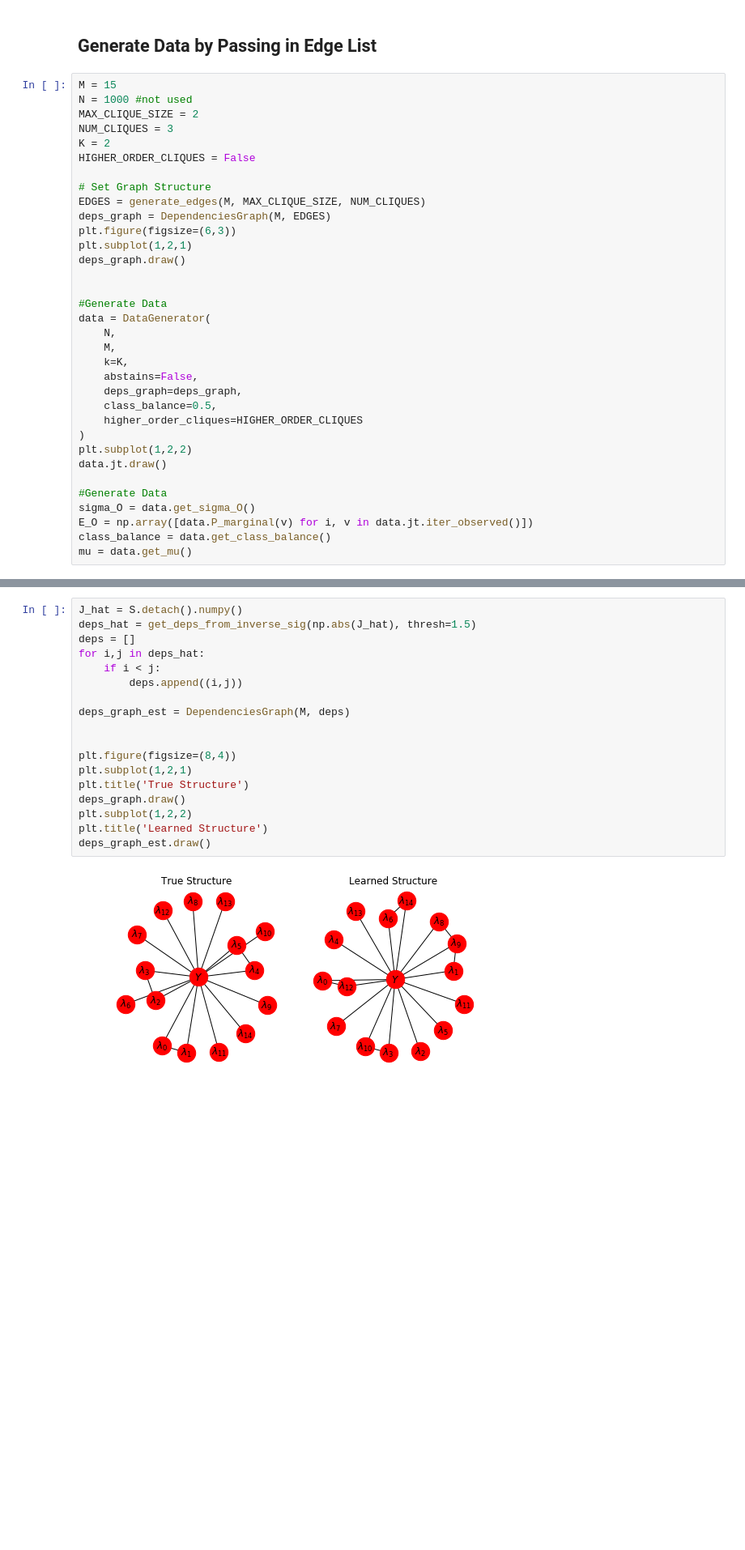
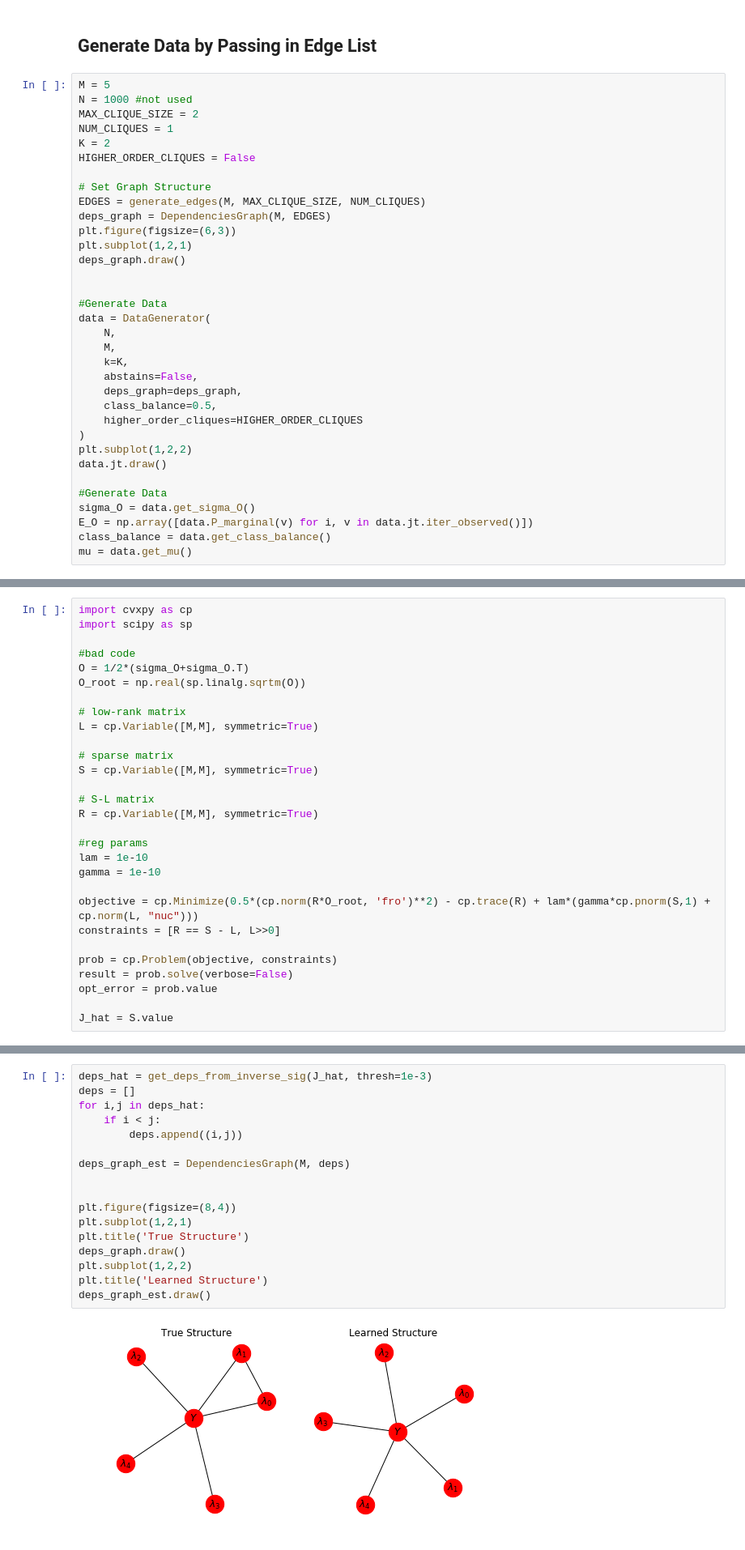
Before and after one commit to HazyResearch/metal, a Jupyter notebook: notebooks/pytorch_learn_deps.ipynb, the cells around one changed output, grey strips where cells are left out. Shown at 81% size. Drawn from its saved outputs; the diff is of its cells as text; blank space fills up the shorter version.

```diff
--- a/notebooks/pytorch_learn_deps.ipynb
+++ b/notebooks/pytorch_learn_deps.ipynb
@@ -42,10 +42,10 @@ The autoreload extension is already loaded. To reload it, use:
 # %% [markdown]
 ## Generate Data by Passing in Edge List
 # %%
-M = 15
+M = 5
 N = 1000 #not used
 MAX_CLIQUE_SIZE = 2
-NUM_CLIQUES = 3
+NUM_CLIQUES = 1
 K = 2
 HIGHER_ORDER_CLIQUES = False
 
@@ -119,0 +82,29 @@ for t in range(1000):
+# %%
+import cvxpy as cp
+import scipy as sp
+
+#bad code
+O = 1/2*(sigma_O+sigma_O.T)
+O_root = np.real(sp.linalg.sqrtm(O))
+
+# low-rank matrix
+L = cp.Variable([M,M], symmetric=True)
+
+# sparse matrix
+S = cp.Variable([M,M], symmetric=True)
+
+# S-L matrix
+R = cp.Variable([M,M], symmetric=True)
+
+#reg params
+lam = 1e-10
+gamma = 1e-10
+
+objective = cp.Minimize(0.5*(cp.norm(R*O_root, 'fro')**2) - cp.trace(R) + lam*(gamma*cp.pnorm(S,1) + cp.norm(L, "nuc")))
+constraints = [R == S - L, L>>0]
+
+prob = cp.Problem(objective, constraints)
+result = prob.solve(verbose=False)
+opt_error = prob.value
+
+J_hat = S.value
@@ -120,20 +124,19 @@ for t in range(1000):
 # %%
-J_hat = S.detach().numpy()
-deps_hat = get_deps_from_inverse_sig(np.abs(J_hat), thresh=1.5)
+deps_hat = get_deps_from_inverse_sig(J_hat, thresh=1e-3)
 deps = []
 for i,j in deps_hat:
     if i < j:
         deps.append((i,j))
 
 deps_graph_est = DependenciesGraph(M, deps)
 
 
 plt.figure(figsize=(8,4))
 plt.subplot(1,2,1)
 plt.title('True Structure')
 deps_graph.draw()
 plt.subplot(1,2,2)
 plt.title('Learned Structure')
 deps_graph_est.draw()
 # %% [output]
-[figure, old version]
+[figure, new version]
```
Also changed, not shown: parts of 7 cells of this notebook.
